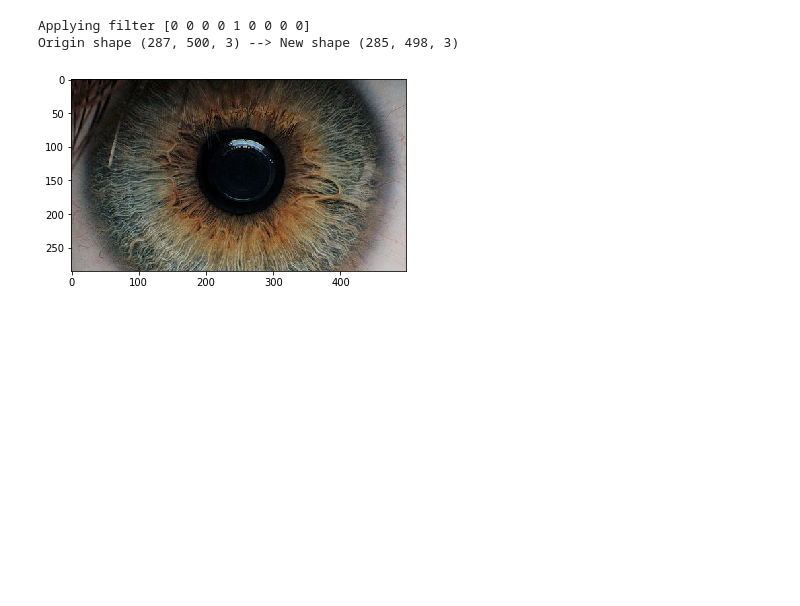
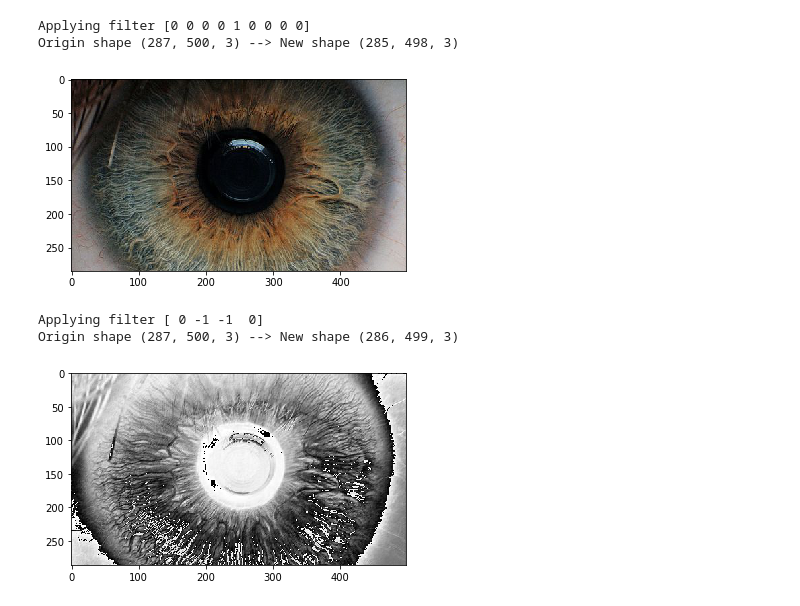
Before and after one commit to alcaster/Biometry-October, a Jupyter notebook: Operation on pixels.ipynb, the cells around one changed output. Saved outputs shown, nothing was run; the diff lists cells and outputs as text; code cells hidden in the pictures; blank space fills up the shorter version.

Commit message:
New filters. Option to turn on grayscale before convolution.

```diff
--- a/Operation on pixels.ipynb
+++ b/Operation on pixels.ipynb
@@ -62,13 +62,15 @@ class PixelProcessor:
         plt.figure(figsize=(20, 10))
         plt.bar(ran, column_projection)
 
-    def convolution(self, filter: list):
+    def convolution(self, filter: list, grayscale:bool = False):
         filter = np.array(filter)
         height, width = filter.shape
         filter = filter.flatten()
-        img = self.img
+        if grayscale:
+            img = self.get_grey_image()
+        else:
+            img = self.img
         new_image = []
         print(f'Applying filter {filter}')
         for index, rows in enumerate(zip(*[img[i:] for i in range(height)])):
             new_image.append([])
-            row1,row2,row3 = rows
@@ -105,21 +107,32 @@ class Filters:
     @staticmethod
     def gaussian(b:int):
         return [[1,b,1],[b,b**2,b],[1,b,1]]
-    @staticmethod
-    def laplacian():
-        return [[0,-1,0],[-1,4,-1],[0,-1,0]]
-    @staticmethod
-    def derivatives_on_the_diagonals():
-        return [[-1,-1,-1],[-1,8,-1],[-1,-1,-1]]
-    @staticmethod
-    def derivatives_for_three_parallel_lines_in_vertical_and_horizontal():
-        return [[-2,1,-2],[1,4,1],[-2,1,-2]]
+    class HighPass:
+        @staticmethod
+        def laplacian():
+            return [[0,-1,0],[-1,4,-1],[0,-1,0]]
+        @staticmethod
+        def derivatives_on_the_diagonals():
+            return [[-1,-1,-1],[-1,8,-1],[-1,-1,-1]]
+        @staticmethod
+        def derivatives_for_three_parallel_lines_in_vertical_and_horizontal():
+            return [[-2,1,-2],[1,4,1],[-2,1,-2]]
     @staticmethod
     def identity():
         return [[0,0,0],[0,1,0],[0,0,0]]
     @staticmethod
     def sharpen():
         return [[0,-1,0],[-1,5,-1],[0,-1,0]]
+    class EdgeDetecting:
+        @staticmethod
+        def roberts():
+            return [[0,-1],[-1,0]]
+        @staticmethod
+        def prewitt():
+            return [[1,1,1],[0,0,0],[-1,-1,-1]]
+        @staticmethod
+        def sobel():
+            return [[-1,0,1],[-2,0,2],[-1,0,1]]
 # %%
 imshow(pixel_processor.img)
 # %% [output]
@@ -177,3 +190,11 @@ print(f'Origin shape {pixel_processor.img.shape} --> New shape {new_image.shape}
 Applying filter [0 0 0 0 1 0 0 0 0]
 Origin shape (287, 500, 3) --> New shape (285, 498, 3)
 [figure]
+# %%
+new_image = (pixel_processor.convolution(Filters.EdgeDetecting.roberts(), True))
+imshow(new_image)
+print(f'Origin shape {pixel_processor.img.shape} --> New shape {new_image.shape}')
+# %% [output]
+Applying filter [ 0 -1 -1  0]
+Origin shape (287, 500, 3) --> New shape (286, 499, 3)
+[figure, added]
```
